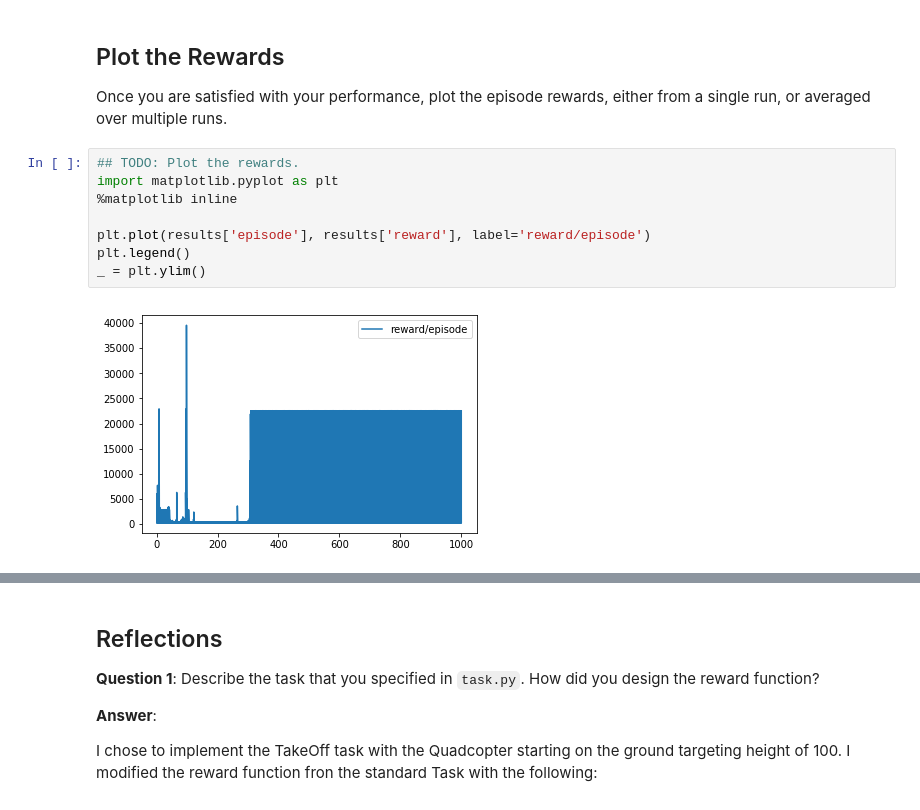
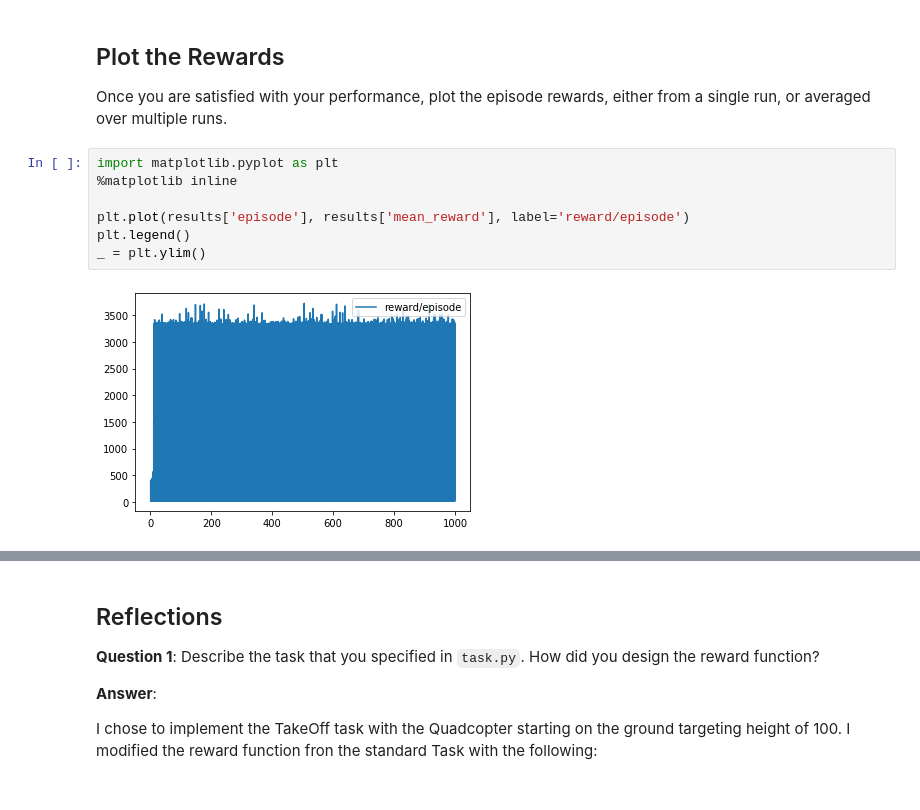
Before and after one commit to moesy/mlnd-quadcopter, a Jupyter notebook: Quadcopter_Project.ipynb, the cells around one changed output, grey strips where cells are left out. Cells and saved outputs as stored; diff of their text form.

Commit message:
Update reward function & answers

```diff
--- a/Quadcopter_Project.ipynb
+++ b/Quadcopter_Project.ipynb
@@ -321,12 +312,11 @@ Episode = 1000, score = 22543.782, best = 39555.808)
 
 Once you are satisfied with your performance, plot the episode rewards, either from a single run, or averaged over multiple runs.
 # %%
-## TODO: Plot the rewards.
 import matplotlib.pyplot as plt
 %matplotlib inline
 
-plt.plot(results['episode'], results['reward'], label='reward/episode')
+plt.plot(results['episode'], results['mean_reward'], label='reward/episode')
 plt.legend()
 _ = plt.ylim()
 # %% [output]
-[figure, old version]
+[figure, new version]
```
Also changed, not shown: parts of 18 cells of this notebook, 2 other files.
